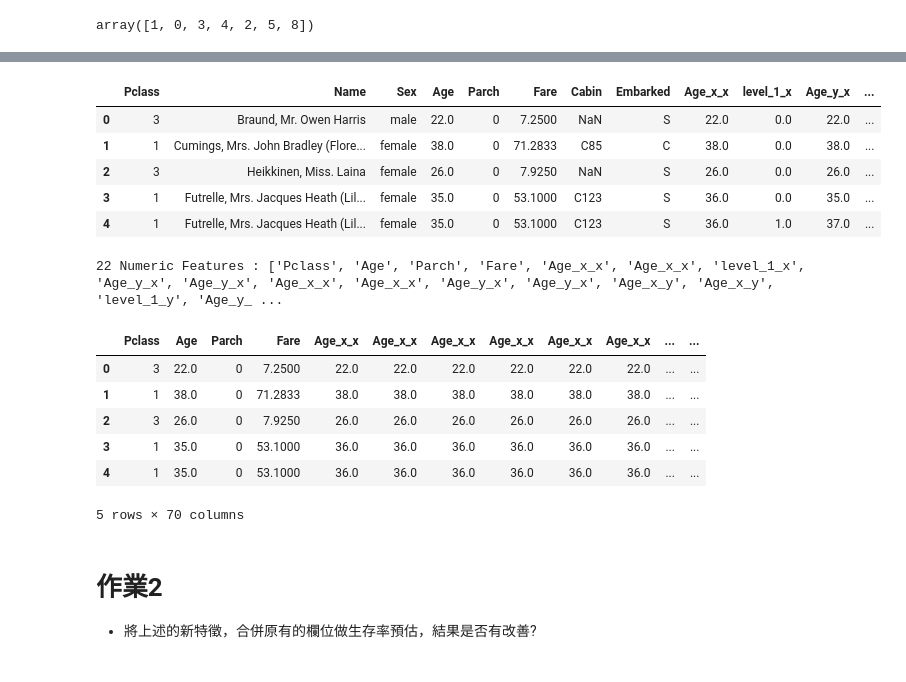
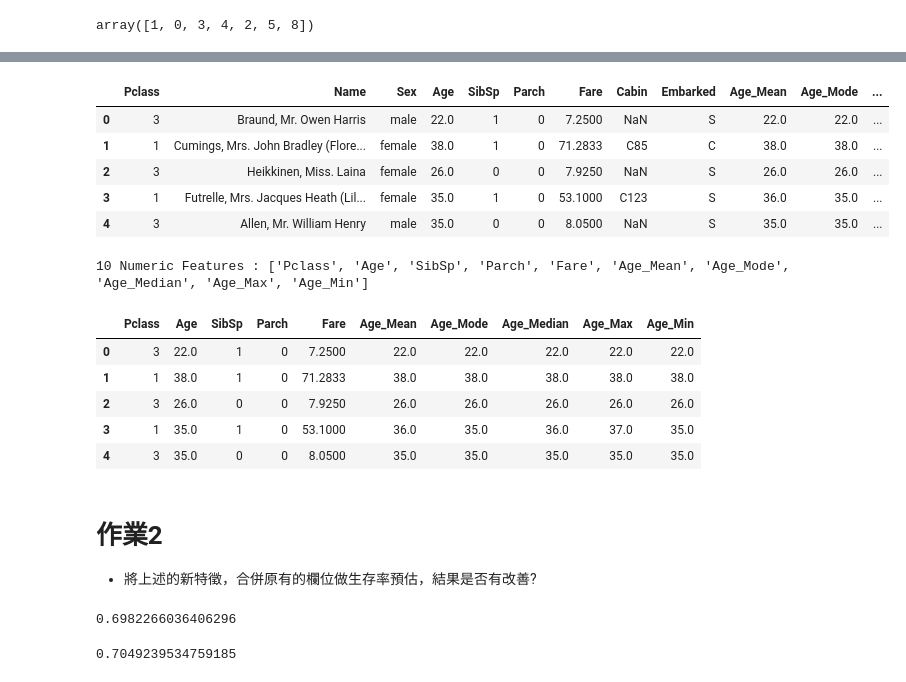
Before and after one commit to circlepen/2nd-ML-100Days, a Jupyter notebook: homeworks/Day_027_HW.ipynb, the cells around one changed output, grey strips where cells are left out. Cells and saved outputs as stored; diff of their text form; code cells hidden in the pictures.

```diff
--- a/homeworks/Day_027_HW.ipynb
+++ b/homeworks/Day_027_HW.ipynb
@@ -55,13 +55,19 @@ Your Code Here
 # df['SaleCondition'] = df['SaleCondition'].fillna('None')
 
 
-df['SibSp'] = df['SibSp'].fillna('None')
-mean_df = df.groupby(['SibSp']) ['Age'].mean().reset_index()
-mode_df = df.groupby(['SibSp'])['Age'].apply(lambda x: x.mode()).reset_index()
-median_df = df.groupby(['SibSp'])['Age'].median().reset_index()
-max_df = df.groupby(['SibSp'])['Age'].max().reset_index()
-temp = pd.merge(mean_df, mode_df, how='left', on=['SibSp'])
-temp = pd.merge(temp, median_df, how='left', on=['SibSp'])
-temp = pd.merge(temp, max_df, how='left', on=['SibSp'])
+df['Ticket'] = df['Ticket'].fillna('None')
+df['Age'] = df['Age'].fillna(df['Age'].mean())
+
+mean_df = df.groupby(['Ticket']) ['Age'].mean().reset_index()
+mode_df = df.groupby(['Ticket'])['Age'].apply(lambda x: x.mode()[0]).reset_index()
+median_df = df.groupby(['Ticket'])['Age'].median().reset_index()
+max_df = df.groupby(['Ticket'])['Age'].max().reset_index()
+min_df = df.groupby(['Ticket'])['Age'].min().reset_index()
+
+temp = pd.merge(mean_df, mode_df, how='left', on=['Ticket'])
+temp = pd.merge(temp, median_df, how='left', on=['Ticket'])
+temp = pd.merge(temp, max_df, how='left', on=['Ticket'])
+temp = pd.merge(temp, min_df, how='left', on=['Ticket'])
+temp.columns = ['Ticket', 'Age_Mean', 'Age_Mode', 'Age_Median', 'Age_Max', 'Age_Min']
 temp
 # %% [output]
@@ -80,14 +92,14 @@ temp
 # %%
-df = pd.merge(df, temp, how='left', on=['SibSp'])
-df = df.drop(['SibSp'] , axis=1)
+df = pd.merge(df, temp, how='left', on=['Ticket'])
+df = df.drop(['Ticket'] , axis=1)
 df.head()
 # %% [output]
-|  | Pclass | Name | Sex | Age | Parch | Fare | Cabin | Embarked | Age_x_x | level_1_x | Age_y_x | ... |
-| 0 | 3 | Braund, Mr. Owen Harris | male | 22.0 | 0 | 7.2500 | NaN | S | 22.0 | 0.0 | 22.0 | ... |
-| 1 | 1 | Cumings, Mrs. John Bradley (Flore... | female | 38.0 | 0 | 71.2833 | C85 | C | 38.0 | 0.0 | 38.0 | ... |
-| 2 | 3 | Heikkinen, Miss. Laina | female | 26.0 | 0 | 7.9250 | NaN | S | 26.0 | 0.0 | 26.0 | ... |
-| 3 | 1 | Futrelle, Mrs. Jacques Heath (Lil... | female | 35.0 | 0 | 53.1000 | C123 | S | 36.0 | 0.0 | 35.0 | ... |
-| 4 | 1 | Futrelle, Mrs. Jacques Heath (Lil... | female | 35.0 | 0 | 53.1000 | C123 | S | 36.0 | 1.0 | 37.0 | ... |
+|  | Pclass | Name | Sex | Age | SibSp | Parch | Fare | Cabin | Embarked | Age_Mean | Age_Mode | ... |
+| 0 | 3 | Braund, Mr. Owen Harris | male | 22.0 | 1 | 0 | 7.2500 | NaN | S | 22.0 | 22.0 | ... |
+| 1 | 1 | Cumings, Mrs. John Bradley (Flore... | female | 38.0 | 1 | 0 | 71.2833 | C85 | C | 38.0 | 38.0 | ... |
+| 2 | 3 | Heikkinen, Miss. Laina | female | 26.0 | 0 | 0 | 7.9250 | NaN | S | 26.0 | 26.0 | ... |
+| 3 | 1 | Futrelle, Mrs. Jacques Heath (Lil... | female | 35.0 | 1 | 0 | 53.1000 | C123 | S | 36.0 | 35.0 | ... |
+| 4 | 3 | Allen, Mr. William Henry | male | 35.0 | 0 | 0 | 8.0500 | NaN | S | 35.0 | 35.0 | ... |
 # %%
 #只取 int64, float64 兩種數值型欄位, 存於 num_features 中
 num_features = []
@@ -102,14 +114,13 @@ df = df.fillna(-1)
 MMEncoder = MinMaxScaler()
 df.head()
 # %% [output]
-22 Numeric Features : ['Pclass', 'Age', 'Parch', 'Fare', 'Age_x_x', 'Age_x_x', 'level_1_x', 'Age_y_x', 'Age_y_x', 'Age_x_x', 'Age_x_x', 'Age_y_x', 'Age_y_x', 'Age_x_y', 'Age_x_y', 'level_1_y', 'Age_y_ ...
+10 Numeric Features : ['Pclass', 'Age', 'SibSp', 'Parch', 'Fare', 'Age_Mean', 'Age_Mode', 'Age_Median', 'Age_Max', 'Age_Min']
-|  | Pclass | Age | Parch | Fare | Age_x_x | Age_x_x | Age_x_x | Age_x_x | Age_x_x | Age_x_x | ... | ... |
-| 0 | 3 | 22.0 | 0 | 7.2500 | 22.0 | 22.0 | 22.0 | 22.0 | 22.0 | 22.0 | ... | ... |
-| 1 | 1 | 38.0 | 0 | 71.2833 | 38.0 | 38.0 | 38.0 | 38.0 | 38.0 | 38.0 | ... | ... |
-| 2 | 3 | 26.0 | 0 | 7.9250 | 26.0 | 26.0 | 26.0 | 26.0 | 26.0 | 26.0 | ... | ... |
-| 3 | 1 | 35.0 | 0 | 53.1000 | 36.0 | 36.0 | 36.0 | 36.0 | 36.0 | 36.0 | ... | ... |
-| 4 | 1 | 35.0 | 0 | 53.1000 | 36.0 | 36.0 | 36.0 | 36.0 | 36.0 | 36.0 | ... | ... |
+|  | Pclass | Age | SibSp | Parch | Fare | Age_Mean | Age_Mode | Age_Median | Age_Max | Age_Min |
+| 0 | 3 | 22.0 | 1 | 0 | 7.2500 | 22.0 | 22.0 | 22.0 | 22.0 | 22.0 |
+| 1 | 1 | 38.0 | 1 | 0 | 71.2833 | 38.0 | 38.0 | 38.0 | 38.0 | 38.0 |
+| 2 | 3 | 26.0 | 0 | 0 | 7.9250 | 26.0 | 26.0 | 26.0 | 26.0 | 26.0 |
+| 3 | 1 | 35.0 | 1 | 0 | 53.1000 | 36.0 | 35.0 | 36.0 | 37.0 | 35.0 |
+| 4 | 3 | 35.0 | 0 | 0 | 8.0500 | 35.0 | 35.0 | 35.0 | 35.0 | 35.0 |
-5 rows × 70 columns
 # %% [markdown]
 # 作業2
 * 將上述的新特徵，合併原有的欄位做生存率預估，結果是否有改善?
@@ -121,5 +127,22 @@ Your Code Here
+# %%
+# 原始特徵 + 邏輯斯迴歸
+"""
+Your Code Here
+"""
+df_minus = df.drop(['Age_Mean', 'Age_Mode', 'Age_Median', 'Age_Max', 'Age_Min'] , axis=1)
+
+train_X = MMEncoder.fit_transform(df_minus)
+estimator = LogisticRegression()
+cross_val_score(estimator, train_X, train_Y, cv=5).mean()
+# %% [output]
+0.6982266036406296
 # %%
 # 新特徵 + 邏輯斯迴歸
 """
 Your Code Here
 """
+train_X = MMEncoder.fit_transform(df)
+estimator = LogisticRegression()
+cross_val_score(estimator, train_X, train_Y, cv=5).mean()
+# %% [output]
+0.7049239534759185
```
Also changed, not shown: parts of 2 cells of this notebook, 4 other files.
